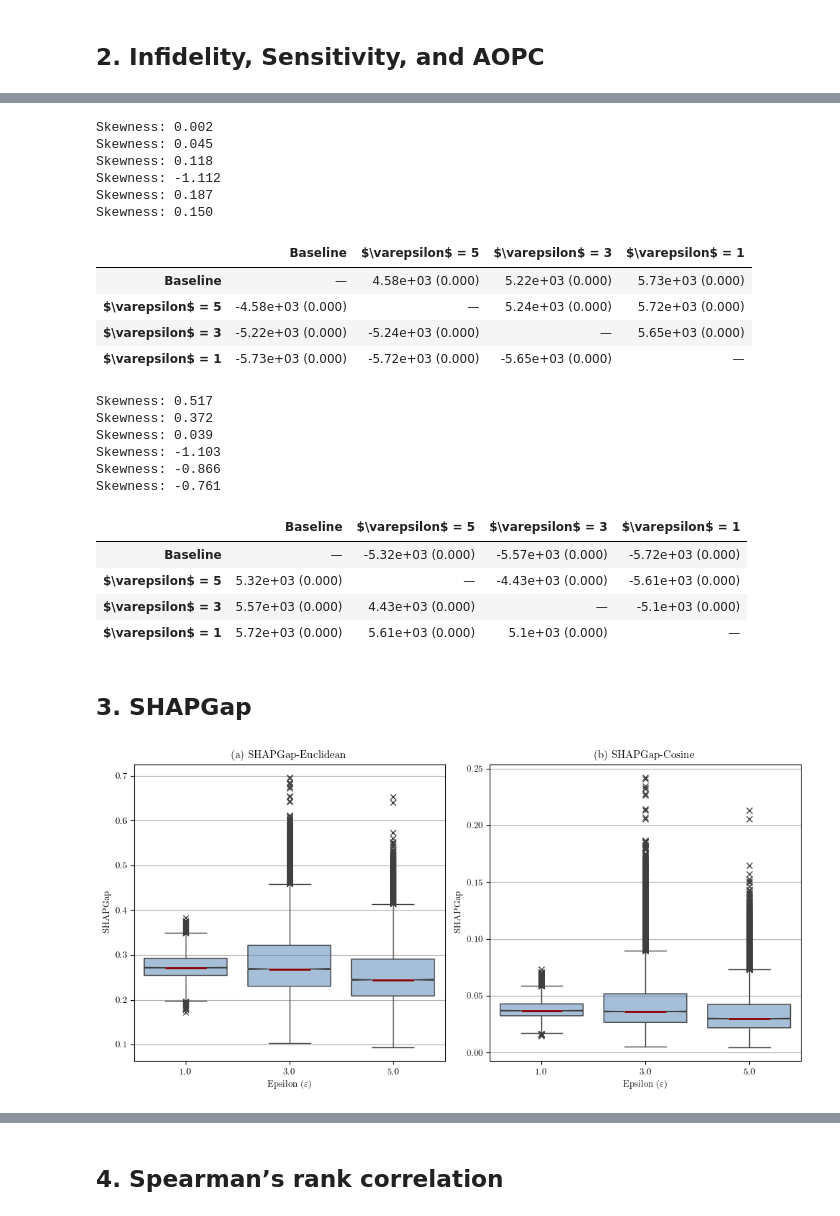
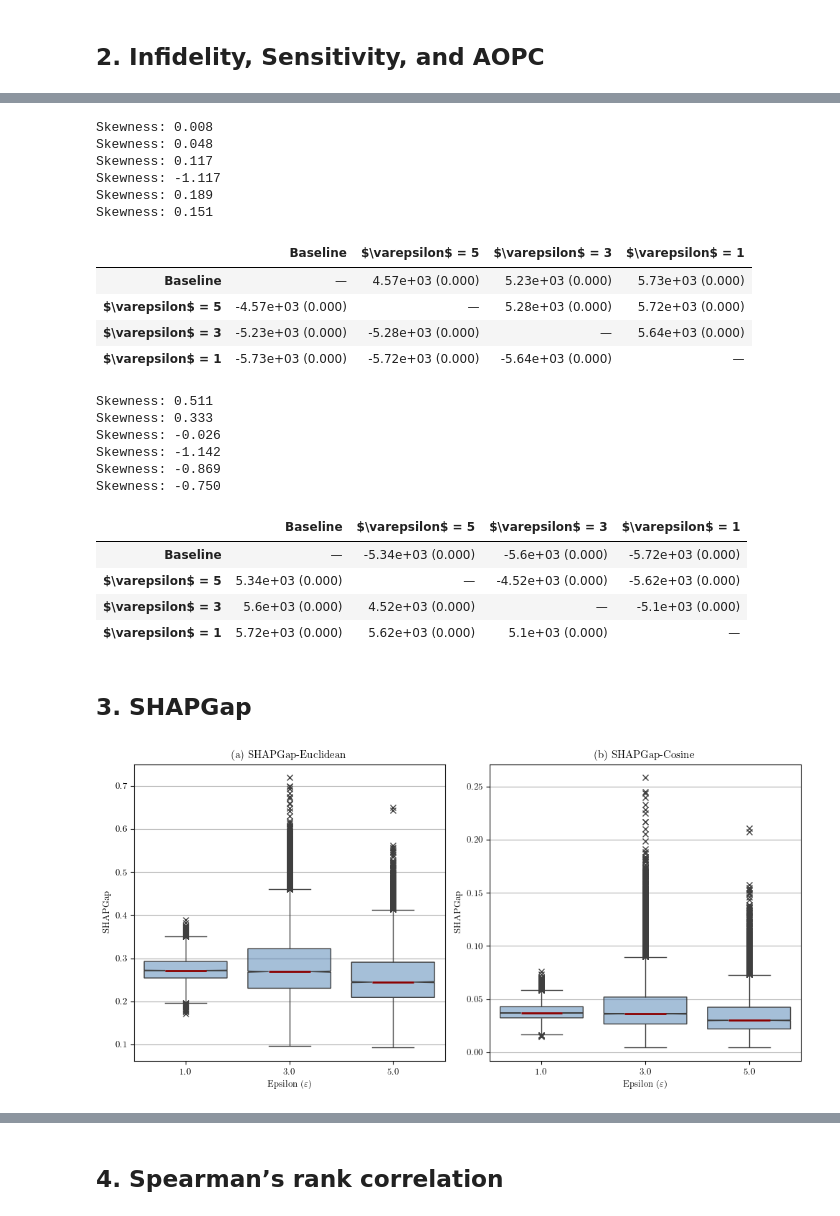
Before and after one commit to trinhkieuha/dp-shap-anomaly-detection, a Jupyter notebook: notebooks/06_Explainability.ipynb, the cells around one changed output, grey strips where cells are left out. Cells and saved outputs as stored; diff of their text form; code cells hidden in the pictures.

Commit message:
Final explanation

```diff
--- a/notebooks/06_Explainability.ipynb
+++ b/notebooks/06_Explainability.ipynb
@@ -94,9 +94,7 @@ j = 0
 
 for (model_type, version, eps), explanation in shap_dict.items():
     # Get the model predictions
-    y_pred = pd.read_feather(f"experiments/predictions/{model_type}/{version}_pred.feather")
-    # Get the input of anomalies
-    #x_anomaly = shap_init.X_test[y_pred['anomaly']==1].values
+    y_pred = pd.read_feather(f"experiments/predictions/{model_type}/{version}_pred_final.feather")
     # Get the SHAP values
     if explanation == []:
         continue
@@ -282,28 +280,28 @@ def run_pairwise_wilcoxon(df, metric_col='aopc'):
 display(run_pairwise_wilcoxon(df, metric_col='aopc'))
 display(run_pairwise_wilcoxon(df, metric_col='infidelity'))
 # %% [output]
-Skewness: 0.002
-Skewness: 0.045
-Skewness: 0.118
-Skewness: -1.112
-Skewness: 0.187
-Skewness: 0.150
+Skewness: 0.008
+Skewness: 0.048
+Skewness: 0.117
+Skewness: -1.117
+Skewness: 0.189
+Skewness: 0.151
 |  | Baseline | $\varepsilon$ = 5 | $\varepsilon$ = 3 | $\varepsilon$ = 1 |
-| Baseline | — | 4.58e+03 (0.000) | 5.22e+03 (0.000) | 5.73e+03 (0.000) |
-| $\varepsilon$ = 5 | -4.58e+03 (0.000) | — | 5.24e+03 (0.000) | 5.72e+03 (0.000) |
-| $\varepsilon$ = 3 | -5.22e+03 (0.000) | -5.24e+03 (0.000) | — | 5.65e+03 (0.000) |
-| $\varepsilon$ = 1 | -5.73e+03 (0.000) | -5.72e+03 (0.000) | -5.65e+03 (0.000) | — |
+| Baseline | — | 4.57e+03 (0.000) | 5.23e+03 (0.000) | 5.73e+03 (0.000) |
+| $\varepsilon$ = 5 | -4.57e+03 (0.000) | — | 5.28e+03 (0.000) | 5.72e+03 (0.000) |
+| $\varepsilon$ = 3 | -5.23e+03 (0.000) | -5.28e+03 (0.000) | — | 5.64e+03 (0.000) |
+| $\varepsilon$ = 1 | -5.73e+03 (0.000) | -5.72e+03 (0.000) | -5.64e+03 (0.000) | — |
-Skewness: 0.517
-Skewness: 0.372
-Skewness: 0.039
-Skewness: -1.103
-Skewness: -0.866
-Skewness: -0.761
+Skewness: 0.511
+Skewness: 0.333
+Skewness: -0.026
+Skewness: -1.142
+Skewness: -0.869
+Skewness: -0.750
 |  | Baseline | $\varepsilon$ = 5 | $\varepsilon$ = 3 | $\varepsilon$ = 1 |
-| Baseline | — | -5.32e+03 (0.000) | -5.57e+03 (0.000) | -5.72e+03 (0.000) |
-| $\varepsilon$ = 5 | 5.32e+03 (0.000) | — | -4.43e+03 (0.000) | -5.61e+03 (0.000) |
-| $\varepsilon$ = 3 | 5.57e+03 (0.000) | 4.43e+03 (0.000) | — | -5.1e+03 (0.000) |
-| $\varepsilon$ = 1 | 5.72e+03 (0.000) | 5.61e+03 (0.000) | 5.1e+03 (0.000) | — |
+| Baseline | — | -5.34e+03 (0.000) | -5.6e+03 (0.000) | -5.72e+03 (0.000) |
+| $\varepsilon$ = 5 | 5.34e+03 (0.000) | — | -4.52e+03 (0.000) | -5.62e+03 (0.000) |
+| $\varepsilon$ = 3 | 5.6e+03 (0.000) | 4.52e+03 (0.000) | — | -5.1e+03 (0.000) |
+| $\varepsilon$ = 1 | 5.72e+03 (0.000) | 5.62e+03 (0.000) | 5.1e+03 (0.000) | — |
 # %% [markdown]
 ## 3. SHAPGap
 # %%
@@ -319,9 +317,12 @@ for (model_type, version, eps), explanation in shap_dict.items():
         dpsgd_explanation = explanation
         for gap_type in ["euclidean", "cosine"]:
             try:
-                baseline_explanation_norm = normalize_shap(baseline_explanation, method="l2")
-                dpsgd_explanation_norm = normalize_shap(dpsgd_explanation, method="l2")
-                gap = shap_gap(baseline_explanation_norm, dpsgd_explanation_norm, gap_type=gap_type)
+                if gap_type == 'euclidean':
+                    baseline_explanation_norm = normalize_shap(baseline_explanation, method="l2")
+                    dpsgd_explanation_norm = normalize_shap(dpsgd_explanation, method="l2")
+                    gap = shap_gap(baseline_explanation_norm, dpsgd_explanation_norm, gap_type=gap_type)
+                else:
+                    gap = shap_gap(baseline_explanation, dpsgd_explanation, gap_type=gap_type)
             except Exception as e:
                 print(f"Error computing SHAPGap-{gap_type} for {model_type} with epsilon {eps}: {e}")
                 continue
@@ -332,34 +333,34 @@ for (model_type, version, eps), explanation in shap_dict.items():
             })
 
 # Convert to DataFrame for seaborn
 df = pd.DataFrame(records)
 
 # Explode the 'shap_gap' column so that each list item becomes a row
 df_melted = df.explode("shap_gap").reset_index(drop=True)
 
 # Convert shapgap values to float (they may be stored as objects/strings)
 df_melted["shap_gap"] = df_melted["shap_gap"].astype(float)
 
 # Create subplots
 fig, axes = plt.subplots(1, 2, figsize=(10, 5))
 
 # Plot each gap type
 for i, gap_type in enumerate(["euclidean", "cosine"]):
     sns.boxplot(data=df_melted[df_melted["gap_type"] == gap_type], x="epsilon", y="shap_gap", ax=axes[i],
                 flierprops={"marker": "x"},
                 boxprops={"facecolor": (.3, .5, .7, .5)},
                 medianprops={"color": "darkred", "linewidth": 2},
                 notch=True, showcaps=True)
     axes[i].set_title(f"({chr(97 + i)}) SHAPGap-{gap_type.capitalize()}")
     axes[i].set_xlabel(r"Epsilon ($\varepsilon$)")
     axes[i].set_ylabel("SHAPGap")
     axes[i].grid(axis='y')
 
 plt.tight_layout()
 plt.savefig(f"results/figures/shap_gap.png", bbox_inches='tight', dpi=300)
 plt.show()
 # %% [output]
-[figure, old version]
+[figure, new version]
 # %%
 from scipy.stats import kurtosis
 df_melted.groupby(["gap_type", "epsilon"]).agg(["mean", "std", "median", "min", "max", q1, q3, iqr, skew, kurtosis, bootstrap_ci])
```
Also changed, not shown: parts of 5 cells of this notebook, 35 other files.
